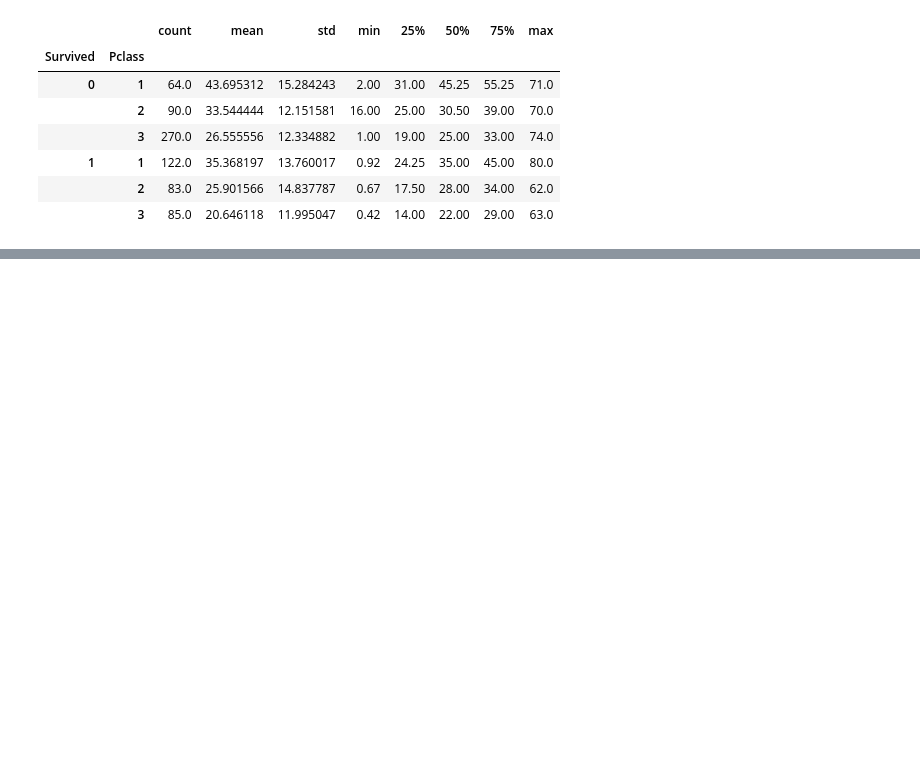
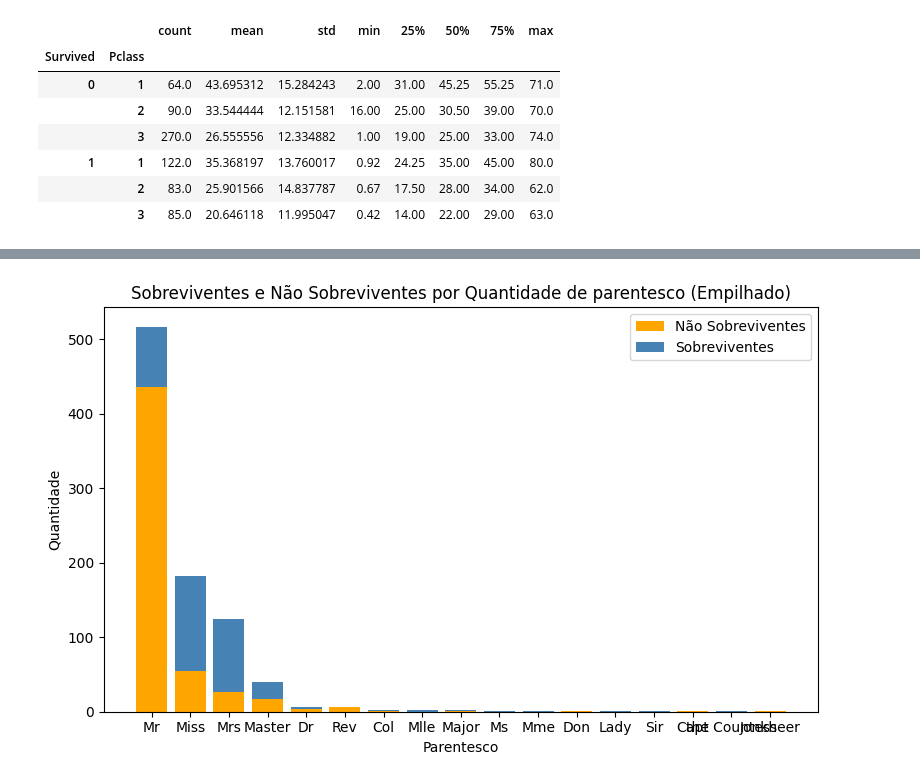
Before and after one commit to Redes-Neurais-2025-1/Titanic_Processig, a Jupyter notebook: Analise Exploratoria.ipynb, the cells around one changed output, grey strips where cells are left out. Cells and saved outputs as stored; diff of their text form; code cells hidden in the pictures; blank space fills up the shorter version.

```diff
--- a/Analise Exploratoria.ipynb
+++ b/Analise Exploratoria.ipynb
@@ -398,0 +401,3 @@ data_mod.groupby(['Survived', 'Pclass'])['Age'].describe()
+# %%
+data_mod2 = data.copy()
+data_mod2
@@ -398,0 +418,2 @@ data_mod.groupby(['Survived', 'Pclass'])['Age'].describe()
+# %%
+data_mod2["Name"] = data_mod2["Name"].str.extract(r',\s*([^\.]+)\.')
@@ -398,0 +442,19 @@ data_mod.groupby(['Survived', 'Pclass'])['Age'].describe()
+# %%
+sobreviventes = data_mod2.groupby("Name")["Survived"].sum()
+contagem_Name = data_mod2["Name"].value_counts()
+ordem = contagem_Name.index
+sobreviventes = data_mod2.groupby("Name")["Survived"].sum().reindex(ordem)
+nao_sobreviventes = contagem_Name - sobreviventes
+
+##Plot
+plt.figure(figsize=(8, 5))
+plt.bar(ordem, nao_sobreviventes, label='Não Sobreviventes', color='orange')
+plt.bar(ordem, sobreviventes, bottom=nao_sobreviventes, label='Sobreviventes', color='steelblue')
+plt.title("Sobreviventes e Não Sobreviventes por Quantidade de parentesco (Empilhado)")
+plt.xlabel("Parentesco")
+plt.ylabel("Quantidade")
+plt.legend()
+plt.tight_layout()
+plt.show()
+# %% [output]
+[figure, added]
```
Also changed, not shown: parts of 3 cells of this notebook.
